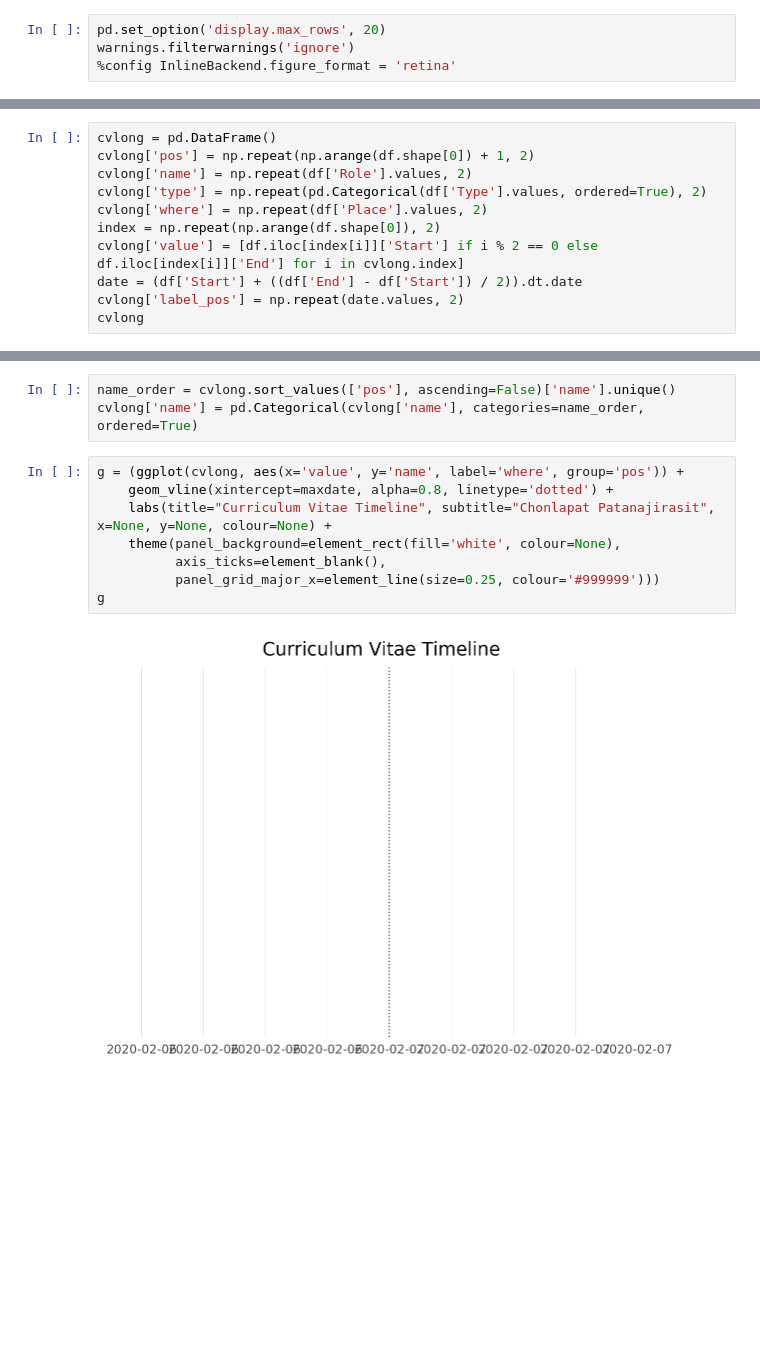
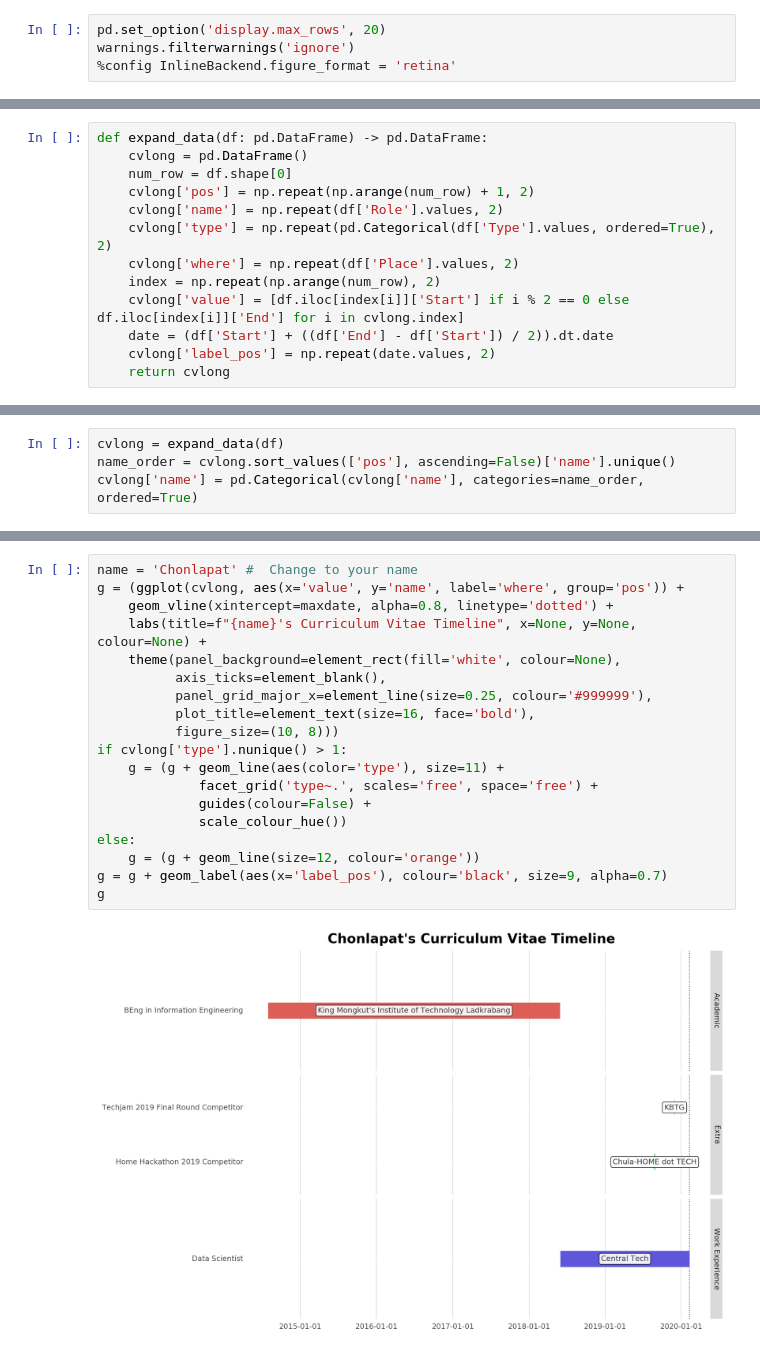
Before and after one commit to opalchonlapat/cv-timeline, a Jupyter notebook: gantt_chart_cv.ipynb, the cells around one changed output, grey strips where cells are left out. Drawn from its saved outputs; the diff is of its cells as text; blank space fills up the shorter version.

```diff
--- a/gantt_chart_cv.ipynb
+++ b/gantt_chart_cv.ipynb
@@ -48,11 +33,13 @@ df
 # %%
-cvlong = pd.DataFrame()
-cvlong['pos'] = np.repeat(np.arange(df.shape[0]) + 1, 2)
-cvlong['name'] = np.repeat(df['Role'].values, 2)
-cvlong['type'] = np.repeat(pd.Categorical(df['Type'].values, ordered=True), 2)
-cvlong['where'] = np.repeat(df['Place'].values, 2)
-index = np.repeat(np.arange(df.shape[0]), 2)
-cvlong['value'] = [df.iloc[index[i]]['Start'] if i % 2 == 0 else df.iloc[index[i]]['End'] for i in cvlong.index]
-date = (df['Start'] + ((df['End'] - df['Start']) / 2)).dt.date
-cvlong['label_pos'] = np.repeat(date.values, 2)
-cvlong
+def expand_data(df: pd.DataFrame) -> pd.DataFrame:
+    cvlong = pd.DataFrame()
+    num_row = df.shape[0]
+    cvlong['pos'] = np.repeat(np.arange(num_row) + 1, 2)
+    cvlong['name'] = np.repeat(df['Role'].values, 2)
+    cvlong['type'] = np.repeat(pd.Categorical(df['Type'].values, ordered=True), 2)
+    cvlong['where'] = np.repeat(df['Place'].values, 2)
+    index = np.repeat(np.arange(num_row), 2)
+    cvlong['value'] = [df.iloc[index[i]]['Start'] if i % 2 == 0 else df.iloc[index[i]]['End'] for i in cvlong.index]
+    date = (df['Start'] + ((df['End'] - df['Start']) / 2)).dt.date
+    cvlong['label_pos'] = np.repeat(date.values, 2)
+    return cvlong
@@ -68,0 +46,4 @@ cvlong
+# %%
+cvlong = expand_data(df)
+name_order = cvlong.sort_values(['pos'], ascending=False)['name'].unique()
+cvlong['name'] = pd.Categorical(cvlong['name'], categories=name_order, ordered=True)
@@ -74,13 +67,21 @@ Timestamp('2020-02-07 00:00:00')
-# %%
-name_order = cvlong.sort_values(['pos'], ascending=False)['name'].unique()
-cvlong['name'] = pd.Categorical(cvlong['name'], categories=name_order, ordered=True)
 # %%
+name = 'Chonlapat' #  Change to your name
 g = (ggplot(cvlong, aes(x='value', y='name', label='where', group='pos')) +
     geom_vline(xintercept=maxdate, alpha=0.8, linetype='dotted') +
-    labs(title="Curriculum Vitae Timeline", subtitle="Chonlapat Patanajirasit", x=None, y=None, colour=None) +
+    labs(title=f"{name}'s Curriculum Vitae Timeline", x=None, y=None, colour=None) +
     theme(panel_background=element_rect(fill='white', colour=None),
           axis_ticks=element_blank(),
-          panel_grid_major_x=element_line(size=0.25, colour='#999999')))
+          panel_grid_major_x=element_line(size=0.25, colour='#999999'),
+          plot_title=element_text(size=16, face='bold'),
+          figure_size=(10, 8)))
+if cvlong['type'].nunique() > 1:
+    g = (g + geom_line(aes(color='type'), size=11) +
+             facet_grid('type~.', scales='free', space='free') +
+             guides(colour=False) +
+             scale_colour_hue())
+else:
+    g = (g + geom_line(size=12, colour='orange'))
+g = g + geom_label(aes(x='label_pos'), colour='black', size=9, alpha=0.7)
 g
 # %% [output]
-[figure, old version]
+[figure, new version]
```
Also changed, not shown: parts of 14 cells of this notebook.
